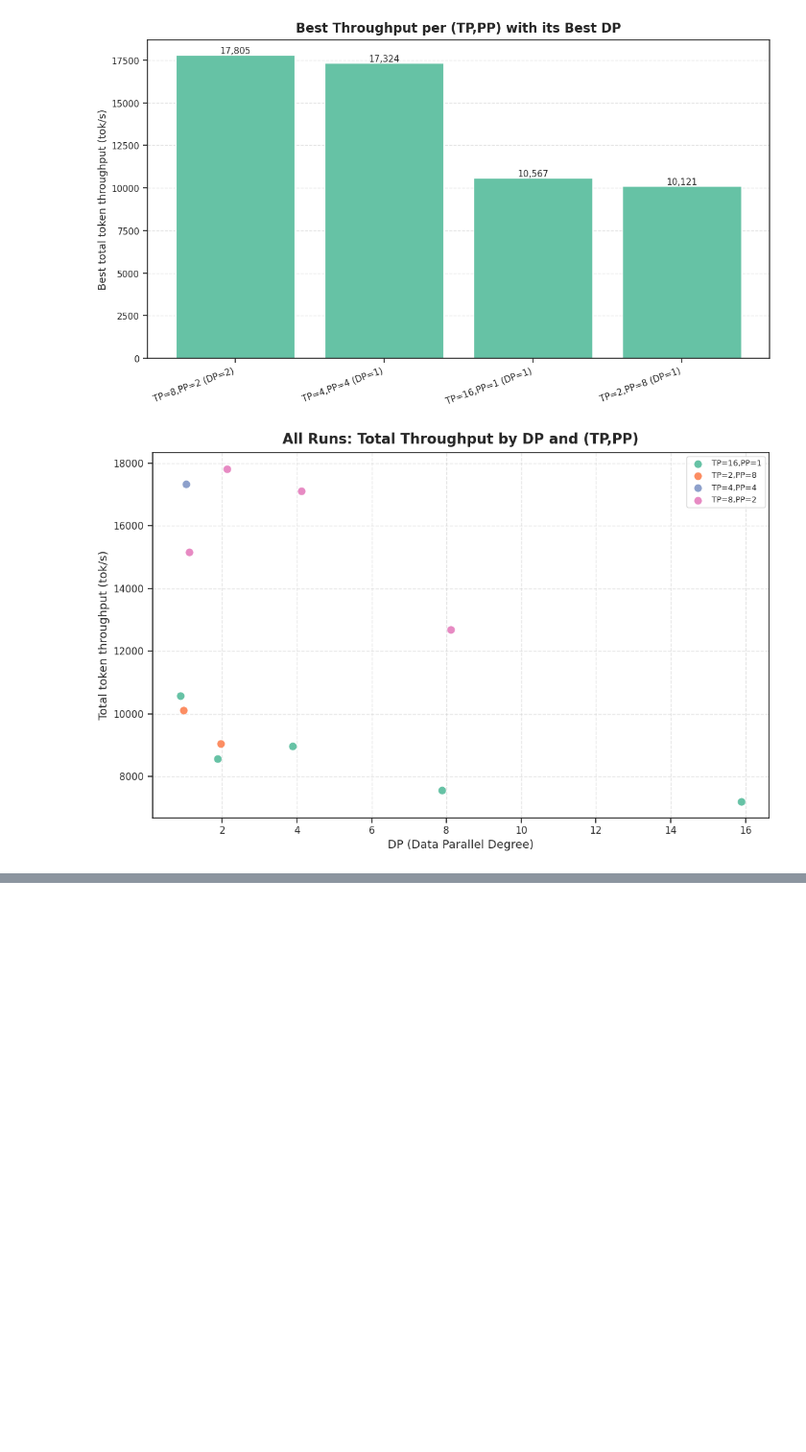
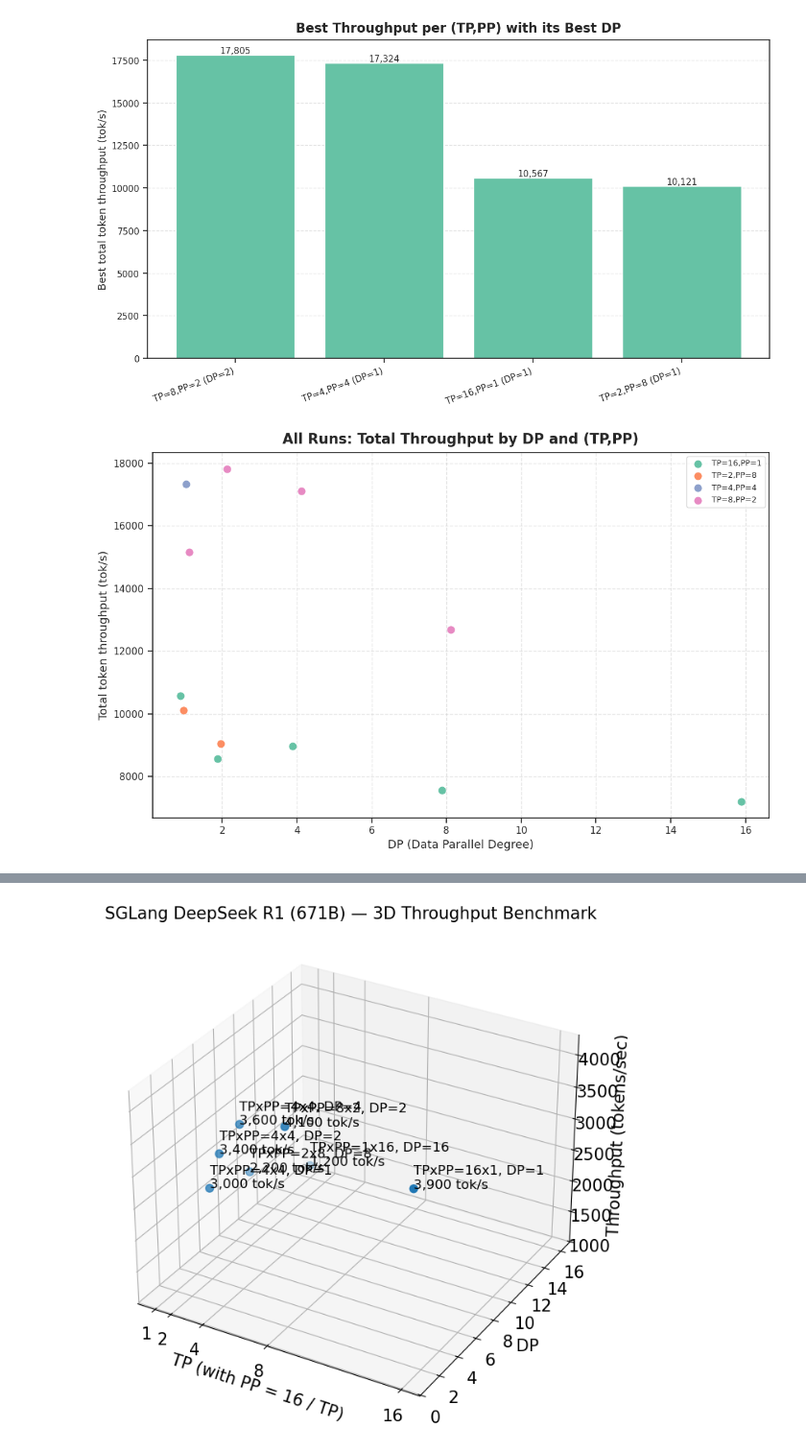
Before and after one commit to HaibinLai/APAC25-nwchem, a Jupyter notebook: deepseek.ipynb, the cells around one changed output, grey strips where cells are left out. Shown at 96% size. Drawn from its saved outputs; the diff is of its cells as text; code cells hidden in the pictures; blank space fills up the shorter version.

```diff
--- a/deepseek.ipynb
+++ b/deepseek.ipynb
@@ -299,0 +491,99 @@ plt.show()
+# %%
+# 3D Benchmark Plot for SGLang DeepSeek R1 (2 nodes, 16x H200 total)
+# - X axis: TP (with PP = 16 / TP)
+# - Y axis: DP
+# - Z axis: Throughput (tokens/sec)
+#
+# How to use:
+# 1) Replace the `experiments` list below with your real measurements.
+#    For each run, fill in TP, DP, and throughput (tok/s). PP will be inferred as 16 // TP.
+# 2) Run the cell to regenerate the figure.
+#
+# Notes:
+# - The plot uses only matplotlib (no seaborn).
+# - All labels are in English; font sizes set to 15 as requested.
+# - The script saves both PNG and PDF to /mnt/data for download.
+
+import math
+import pandas as pd
+import numpy as np
+import matplotlib.pyplot as plt
+from mpl_toolkits.mplot3d import Axes3D  # noqa: F401 (needed for 3D projection)
+
+plt.rcParams["font.size"] = 15
+plt.rcParams["axes.titlesize"] = 15
+plt.rcParams["axes.labelsize"] = 15
+plt.rcParams["legend.fontsize"] = 15
+plt.rcParams["xtick.labelsize"] = 15
+plt.rcParams["ytick.labelsize"] = 15
+
+# ------------------------------------------------------------------
+# TODO: Replace with your actual results
+# Each dict = one experiment: {"TP": int, "DP": int, "throughput": float}
+# PP is inferred as 16 // TP (assuming world_size per node sums to PP*TP and total PP*TP=16)
+# ------------------------------------------------------------------
+experiments = [
+    {"TP": 1,  "DP": 16, "throughput": 1200.0},
+    {"TP": 2,  "DP": 8,  "throughput": 2200.0},
+    {"TP": 4,  "DP": 4,  "throughput": 3600.0},
+    {"TP": 8,  "DP": 2,  "throughput": 4100.0},
+    {"TP": 16, "DP": 1,  "throughput": 3900.0},
+    # Add more points if you tested multiple DP values for the same TP, e.g.:
+    {"TP": 4,  "DP": 2,  "throughput": 3400.0},
+    {"TP": 4,  "DP": 1,  "throughput": 3000.0},
+]
+
+# Build DataFrame and validate
+df = pd.DataFrame(experiments)
+if not {"TP", "DP", "throughput"}.issubset(df.columns):
+    raise ValueError("Each experiment must have TP, DP, and throughput fields.")
+
+# Infer PP and validate that 16 is divisible by TP (as per your description PP = 16 / TP)
+def infer_pp(tp):
+    if (16 % tp) != 0:
+        raise ValueError(f"TP={tp} does not divide 16, cannot set PP=16/TP.")
+    return 16 // tp
+
+df["PP"] = df["TP"].apply(infer_pp)
+
+# Prepare data for plotting
+X = df["TP"].to_numpy(dtype=float)
+Y = df["DP"].to_numpy(dtype=float)
+Z = df["throughput"].to_numpy(dtype=float)
+
+# Create a single 3D scatter plot (no specific colors set)
+fig = plt.figure(figsize=(9, 7))
+ax = fig.add_subplot(111, projection="3d")
+
+sc = ax.scatter(X, Y, Z, s=50)  # default color/marker
+
+# Annotate each point with a brief label
+# Example annotation: "TPxPP=4x4, DP=2\n1,234 tok/s"
+for tp, dp, th in zip(X, Y, Z):
+    pp = infer_pp(int(tp))
+    label = f"TPxPP={int(tp)}x{pp}, DP={int(dp)}\n{th:,.0f} tok/s"
+    ax.text(tp, dp, th, label, fontsize=12, zdir=None)
+
+# Axis labels and title (English, size 15 via rcParams above)
+ax.set_title("SGLang DeepSeek R1 (671B) — 3D Throughput Benchmark")
+ax.set_xlabel("TP (with PP = 16 / TP)")
+ax.set_ylabel("DP")
+ax.set_zlabel("Throughput (tokens/sec)")
+
+# Ticks: ensure TP ticks are integers that divide 16
+tp_ticks = sorted({int(t) for t in X})
+ax.set_xticks(tp_ticks)
+
+# Optional: show grid
+ax.grid(True)
+
+# Tight layout and save
+plt.tight_layout()
+# png_path = "/mnt/data/sglang_3d_throughput.png"
+# pdf_path = "/mnt/data/sglang_3d_throughput.pdf"
+# plt.savefig(png_path, bbox_inches="tight", dpi=220)
+# plt.savefig(pdf_path, bbox_inches="tight")
+plt.show()
+# png_path, pdf_path
+# %% [output]
+[figure, added]
```
Also changed, not shown: parts of 3 cells of this notebook, 4 other files.
